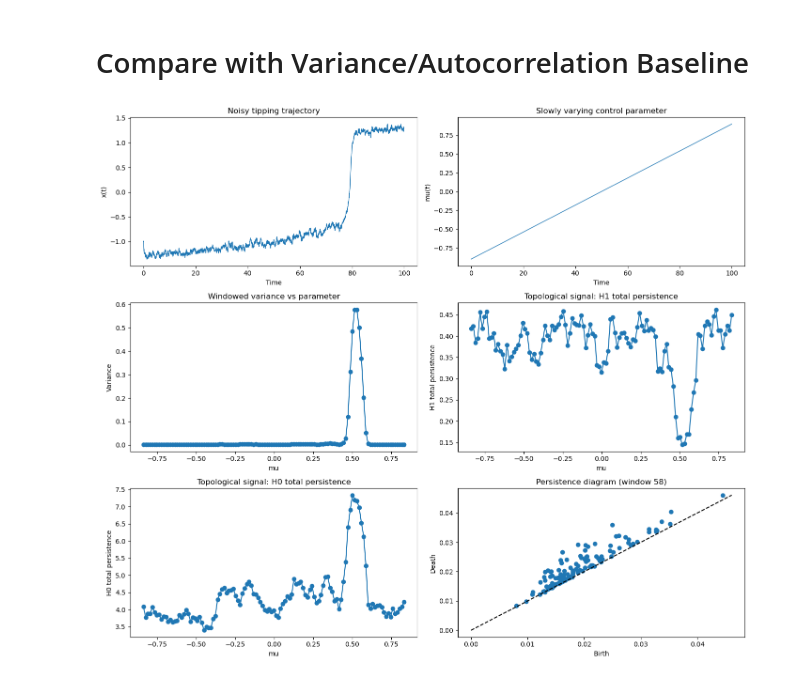
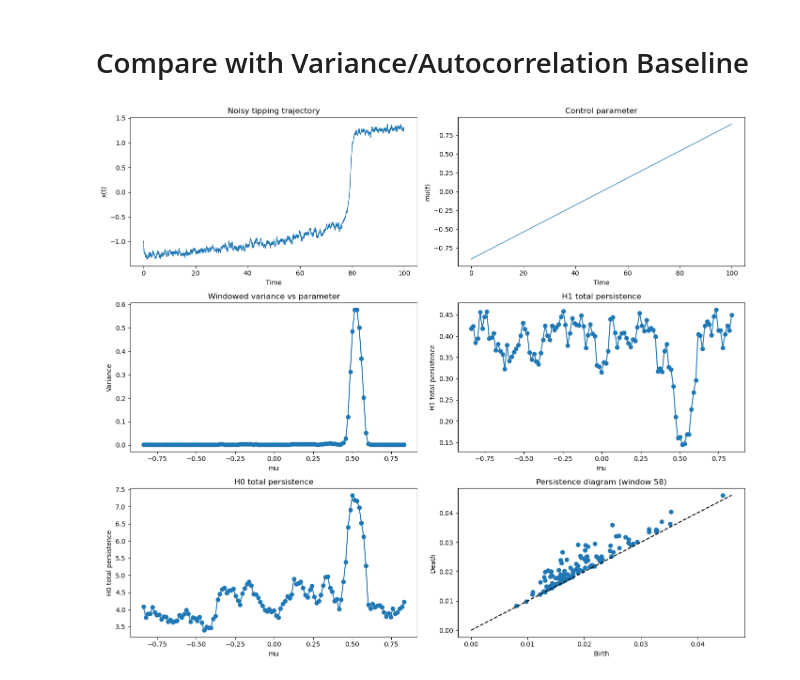
Before and after one commit to jeffgt2046/AT2P, a Jupyter notebook: Toy Model/toy_theory.ipynb, the cells around one changed output. Drawn from its saved outputs; the diff is of its cells as text; code cells hidden in the pictures.

```diff
--- a/Toy Model/toy_theory.ipynb
+++ b/Toy Model/toy_theory.ipynb
@@ -99,47 +112,51 @@ def pers_feat(point_cloud, maxdim=1):
 # %% [markdown]
 # Sliding Window for Topology Over Time
 # %%
-def windowed_topo(
-    series,
-    times,
-    mus,
-    window_size=300,
-    step=30,
-    delay=5,
-    embed_dim=3
-):
+def windowed_topo(series, times, control=None, window_size=300, step=30, delay=5, embed_dim=3):
     centers = []
     mu_centers = []
     h0_total = []
+    h0_max = []
     h1_total = []
     h1_max = []
-    h1_count = []
+    h1_strong_total = []
+    h1_strong_count = []
     saved_diagrams = []
 
     for start in range(0, len(series) - window_size + 1, step):
         stop = start + window_size
         window = series[start:stop]
-
         pc = delay_embedding(window, delay=delay, dim=embed_dim)
         feats = pers_feat(pc, maxdim=1)
 
         centers.append(times[start + window_size // 2])
-        mu_centers.append(mus[start + window_size // 2])
+
+        if control is not None:
+            mu_centers.append(control[start + window_size // 2])
+
         h0_total.append(feats["h0_total"])
+        h0_max.append(feats["h0_max"])
         h1_total.append(feats["h1_total"])
         h1_max.append(feats["h1_max"])
-        h1_count.append(feats["h1_count"])
+        h1_strong_total.append(feats["h1_strong_total"])
+        h1_strong_count.append(feats["h1_strong_count"])
         saved_diagrams.append(feats["dgms"])
 
-    return {
+    out = {
         "time": np.array(centers),
-        "mu": np.array(mu_centers),
         "h0_total": np.array(h0_total),
+        "h0_max": np.array(h0_max),
         "h1_total": np.array(h1_total),
         "h1_max": np.array(h1_max),
-        "h1_count": np.array(h1_count),
+        "h1_strong_total": np.array(h1_strong_total),
+        "h1_strong_count": np.array(h1_strong_count),
         "dgms": saved_diagrams,
     }
+
+    if control is not None:
+        out["mu"] = np.array(mu_centers)
+
+    return out
 # %% [markdown]
 # Run the Model
 # %%
@@ -203,40 +220,40 @@ axes[0, 0].set_ylabel("x(t)")
 
 # forcing parameter
 axes[0, 1].plot(t, mu, lw=1)
-axes[0, 1].set_title("Slowly varying control parameter")
+axes[0, 1].set_title("Control parameter")
 axes[0, 1].set_xlabel("Time")
 axes[0, 1].set_ylabel("mu(t)")
 
 # variance EWS
 axes[1, 0].plot(ews["mu"], ews["variance"], "o-")
 axes[1, 0].set_title("Windowed variance vs parameter")
 axes[1, 0].set_xlabel("mu")
 axes[1, 0].set_ylabel("Variance")
 
 # H1 total persistence
 axes[1, 1].plot(results["mu"], results["h1_total"], "o-")
-axes[1, 1].set_title("Topological signal: H1 total persistence")
+axes[1, 1].set_title("H1 total persistence")
 axes[1, 1].set_xlabel("mu")
 axes[1, 1].set_ylabel("H1 total persistence")
 
 # H0 total persistence
 axes[2, 0].plot(results["mu"], results["h0_total"], "o-")
-axes[2, 0].set_title("Topological signal: H0 total persistence")
+axes[2, 0].set_title("H0 total persistence")
 axes[2, 0].set_xlabel("mu")
 axes[2, 0].set_ylabel("H0 total persistence")
 
 # persistence diagram for a late window
 idx = len(results["dgms"]) // 2
 diag_h1 = results["dgms"][idx][1]
 axes[2, 1].set_title(f"Persistence diagram (window {idx})")
 if len(diag_h1) > 0:
     axes[2, 1].scatter(diag_h1[:, 0], diag_h1[:, 1])
     max_val = np.max(diag_h1)
     axes[2, 1].plot([0, max_val], [0, max_val], "k--")
 axes[2, 1].set_xlabel("Birth")
 axes[2, 1].set_ylabel("Death")
 
 plt.tight_layout()
 plt.show()
 # %% [output]
-[figure, old version]
+[figure, new version]
```
Also changed, not shown: parts of 1 cell of this notebook, 4 other files.
